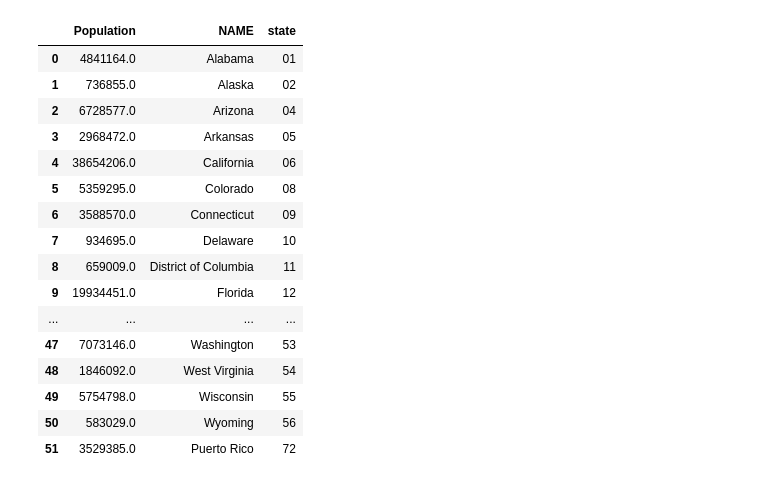
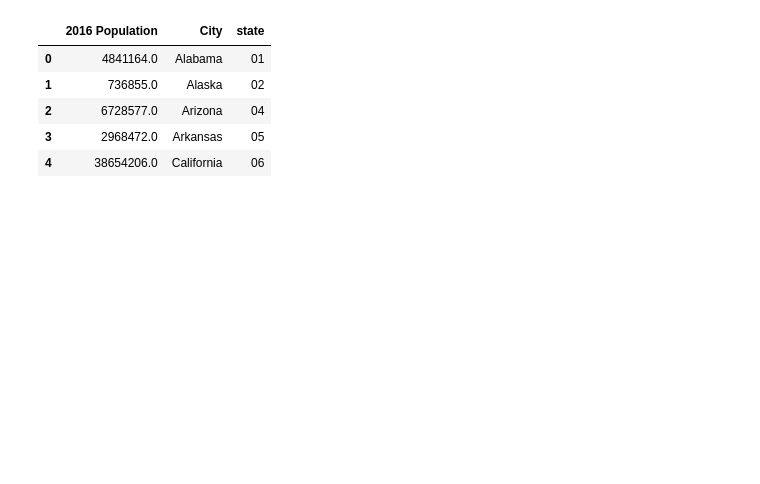
Before and after one commit to Vallito/Project_1, a Jupyter notebook: census_data.ipynb, the cells around one changed output. Saved outputs shown, nothing was run; the diff lists cells and outputs as text; code cells hidden in the pictures; blank space fills up the shorter version.

Commit message:
Need to add 2017 to dataframe and fix index

```diff
--- a/census_data.ipynb
+++ b/census_data.ipynb
@@ -6,34 +6,30 @@ import numpy as np
 import censusdata
 import requests
 import us
+import matplotlib.pyplot as plt
 from keys import api_census_key
 
-c = Census(api_census_key)
+c2016 = Census(api_census_key, year = 2016)
 # %%
-
-census_data = c.acs5.get(('NAME', 'B01003_001E'),
+#Access census database for 2016
+census_data2016 = c2016.acs5.get(('NAME', 'B01003_001E'),
          {'for': 'state:{}'.format(Census.ALL)})
-# %%
-census_df = pd.DataFrame(census_data)
-
-census_df = census_df.rename(columns={"B01003_001E": "Population"})
-
-census_df
-# %% [output]
-|  | Population | NAME | state |
-| 0 | 4841164.0 | Alabama | 01 |
-| 1 | 736855.0 | Alaska | 02 |
-| 2 | 6728577.0 | Arizona | 04 |
-| 3 | 2968472.0 | Arkansas | 05 |
-| 4 | 38654206.0 | California | 06 |
-| 5 | 5359295.0 | Colorado | 08 |
-| 6 | 3588570.0 | Connecticut | 09 |
-| 7 | 934695.0 | Delaware | 10 |
-| 8 | 659009.0 | District of Columbia | 11 |
-| 9 | 19934451.0 | Florida | 12 |
-| ... | ... | ... | ... |
-| 47 | 7073146.0 | Washington | 53 |
-| 48 | 1846092.0 | West Virginia | 54 |
-| 49 | 5754798.0 | Wisconsin | 55 |
-| 50 | 583029.0 | Wyoming | 56 |
-| 51 | 3529385.0 | Puerto Rico | 72 |
+# %%
+#make dataframe
+pop_2016 = pd.DataFrame(census_data2016)
+
+#obtain population
+pop_2016 = pop_2016.rename(columns={"B01003_001E": "2016 Population",
+                                   "NAME": "City"})
+
+pop_2016.head()
+
+#change in population from 2014 to 2017
+#a chart
+# %% [output]
+|  | 2016 Population | City | state |
+| 0 | 4841164.0 | Alabama | 01 |
+| 1 | 736855.0 | Alaska | 02 |
+| 2 | 6728577.0 | Arizona | 04 |
+| 3 | 2968472.0 | Arkansas | 05 |
+| 4 | 38654206.0 | California | 06 |
```
Also changed, not shown: parts of 4 cells of this notebook.
